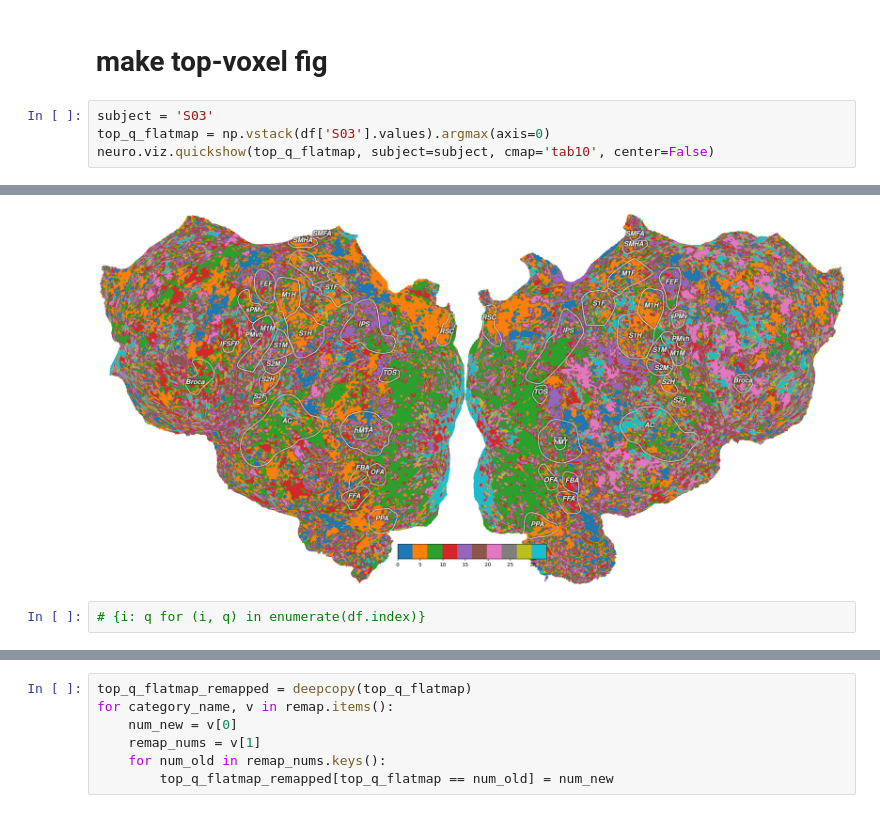
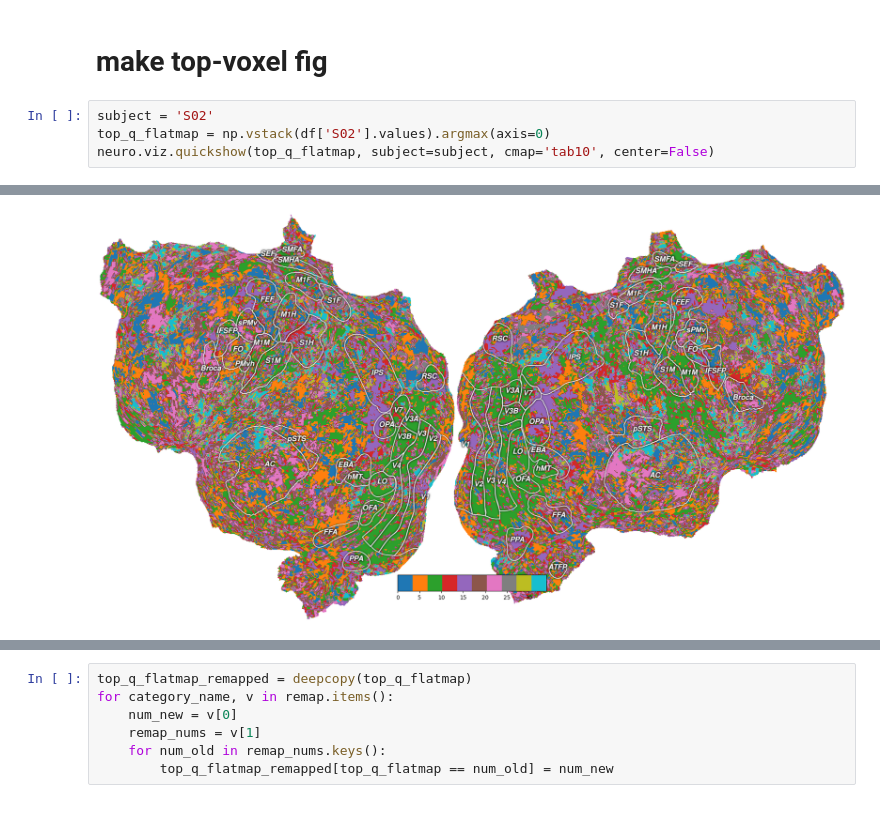
Before and after one commit to fkatada/MS-automated-brain-explanations, a Jupyter notebook: notebooks/4_qa_analyze/08_qa_rois.ipynb, the cells around one changed output, grey strips where cells are left out. Saved outputs shown, nothing was run; the diff lists cells and outputs as text.

Commit message:
update interpreting cortical mas plot

```diff
--- a/notebooks/4_qa_analyze/08_qa_rois.ipynb
+++ b/notebooks/4_qa_analyze/08_qa_rois.ipynb
@@ -152,7 +153,7 @@ plt.savefig('qa_rois_matrix.pdf', dpi=300, bbox_inches='tight')
 # %% [markdown]
 # make top-voxel fig
 # %%
-subject = 'S03'
-top_q_flatmap = np.vstack(df['S03'].values).argmax(axis=0)
+subject = 'S02'
+top_q_flatmap = np.vstack(df['S02'].values).argmax(axis=0)
 neuro.viz.quickshow(top_q_flatmap, subject=subject, cmap='tab10', center=False)
 # %% [output]
@@ -159,5 +161,3 @@ neuro.viz.quickshow(top_q_flatmap, subject=subject, cmap='tab10', center=False)
-[figure, old version]
+[figure, new version]
-# %%
-# {i: q for (i, q) in enumerate(df.index)}
 # %%
 remap = {
```
Also changed, not shown: parts of 6 cells of this notebook, 4 other files.
